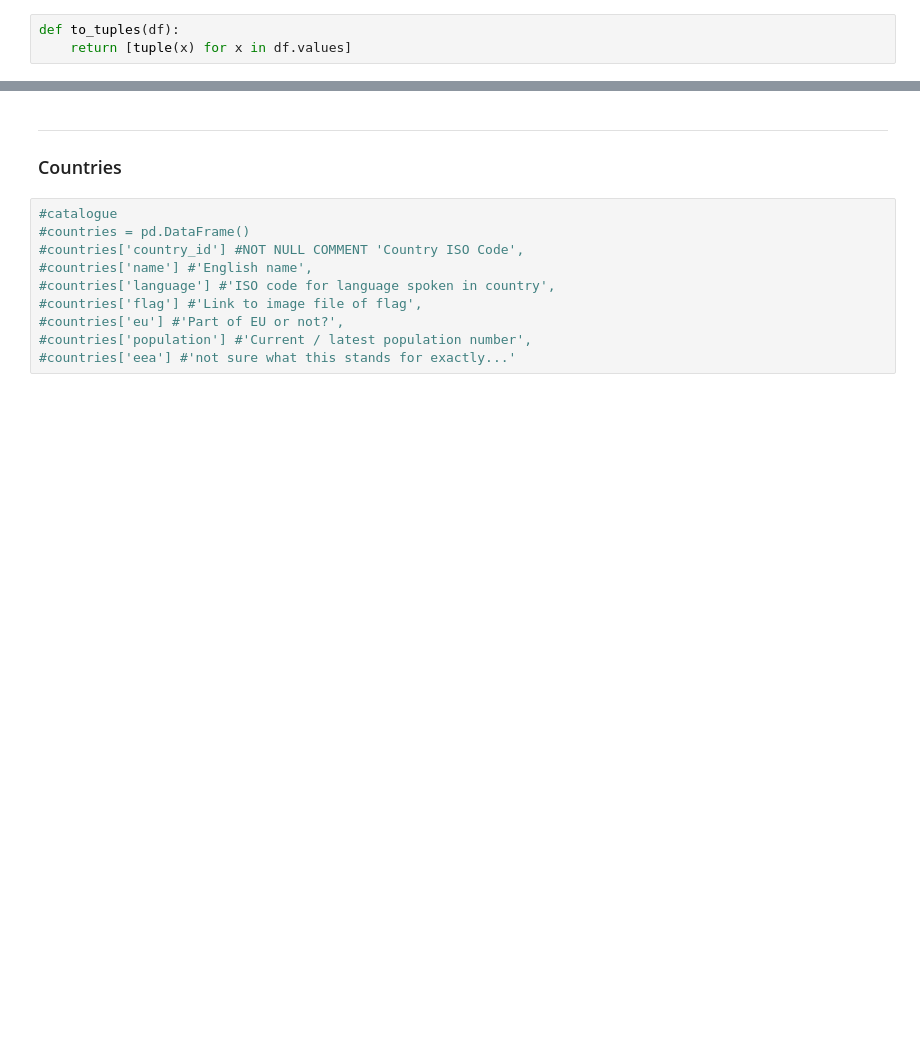
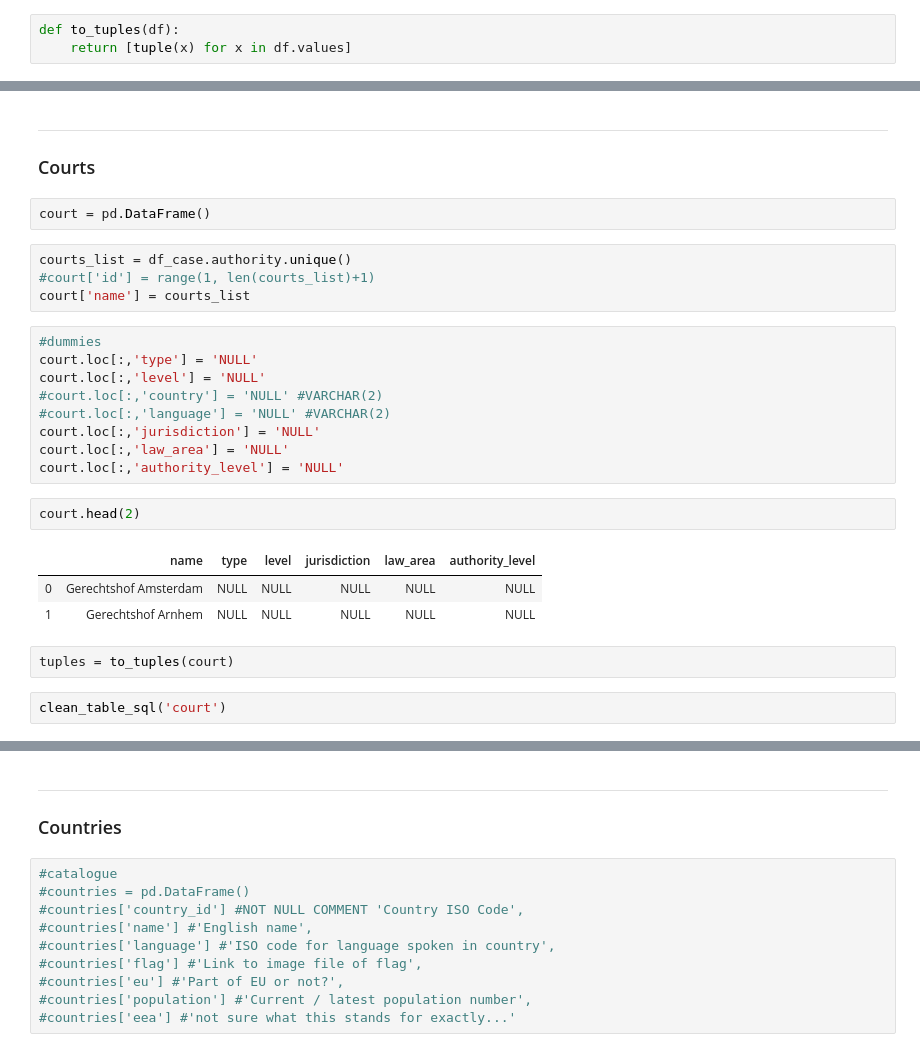
Before and after one commit to maastrichtlawtech/case-law-explorer, a Jupyter notebook: notebooks/database_datadump.ipynb, the cells around one changed output, grey strips where cells are left out. Cells and saved outputs as stored; diff of their text form; blank space fills up the shorter version.

```diff
--- a/notebooks/database_datadump.ipynb
+++ b/notebooks/database_datadump.ipynb
@@ -60,0 +173,28 @@ def to_tuples(df):
+# %% [markdown]
+---
+### Courts
+# %%
+court = pd.DataFrame()
+# %%
+courts_list = df_case.authority.unique()
+#court['id'] = range(1, len(courts_list)+1)
+court['name'] = courts_list
+# %%
+#dummies
+court.loc[:,'type'] = 'NULL'
+court.loc[:,'level'] = 'NULL'
+#court.loc[:,'country'] = 'NULL' #VARCHAR(2)
+#court.loc[:,'language'] = 'NULL' #VARCHAR(2)
+court.loc[:,'jurisdiction'] = 'NULL'
+court.loc[:,'law_area'] = 'NULL'
+court.loc[:,'authority_level'] = 'NULL'
+# %%
+court.head(2)
+# %% [output]
+|  | name | type | level | jurisdiction | law_area | authority_level |
+| 0 | Gerechtshof Amsterdam | NULL | NULL | NULL | NULL | NULL |
+| 1 | Gerechtshof Arnhem | NULL | NULL | NULL | NULL | NULL |
+# %%
+tuples = to_tuples(court)
+# %%
+clean_table_sql('court')
```
Also changed, not shown: parts of 42 cells of this notebook, 6 other files.
